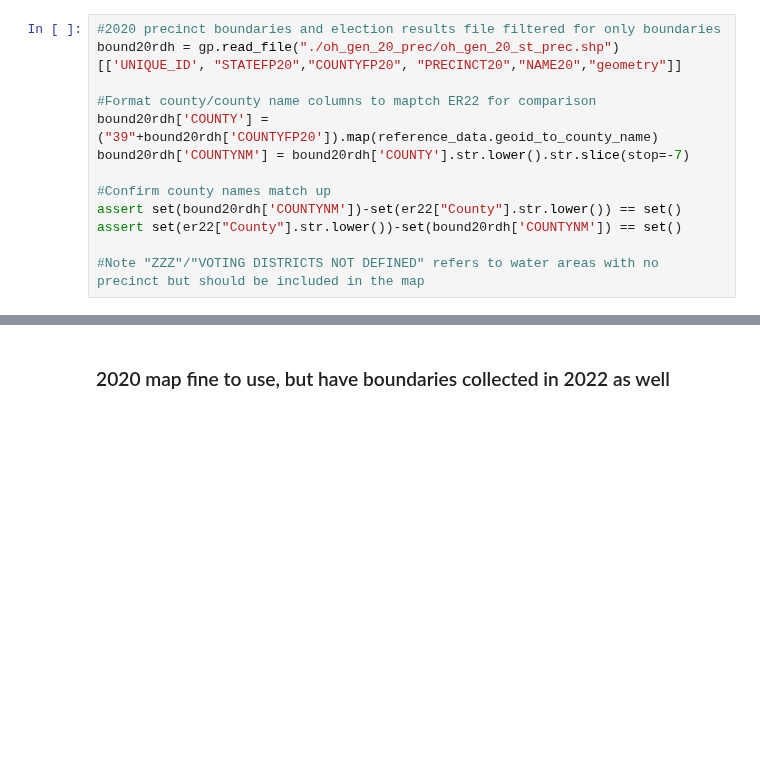
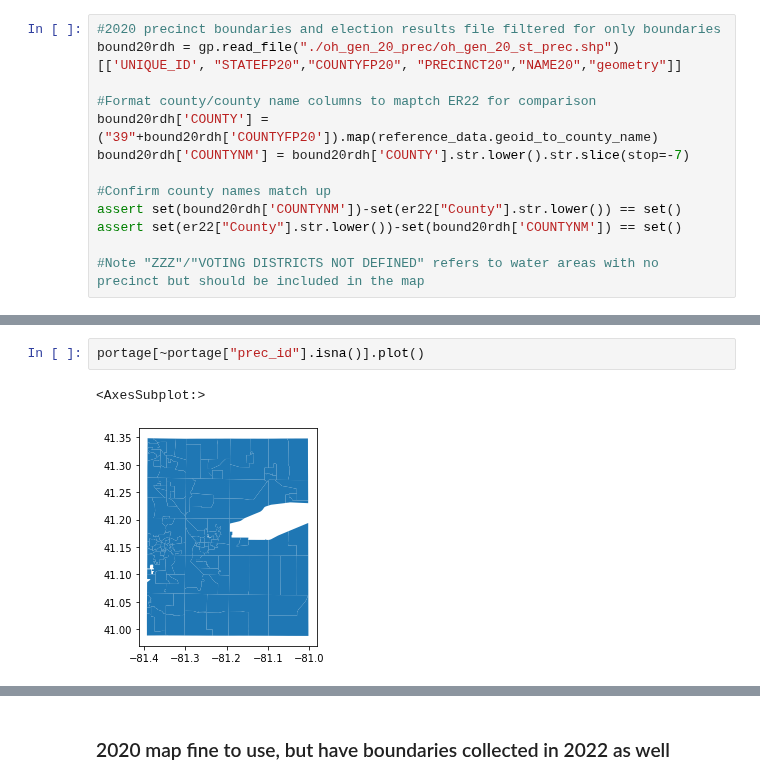
Before and after one commit to nonpartisan-redistricting-datahub/pber_collection, a Jupyter notebook: OH/2022/oh_boundaries_prec_matching.ipynb, the cells around one changed output, grey strips where cells are left out. Cells and saved outputs as stored; diff of their text form; blank space fills up the shorter version.

```diff
--- a/OH/2022/oh_boundaries_prec_matching.ipynb
+++ b/OH/2022/oh_boundaries_prec_matching.ipynb
@@ -698,0 +539,5 @@ wood = gp.read_file("./boundaries/wood_precincts_2022/020_12_16_14.shp")
+# %%
+portage[~portage["prec_id"].isna()].plot()
+# %% [output]
+<AxesSubplot:>
+[figure, added]
```
Also changed, not shown: parts of 71 cells of this notebook.
